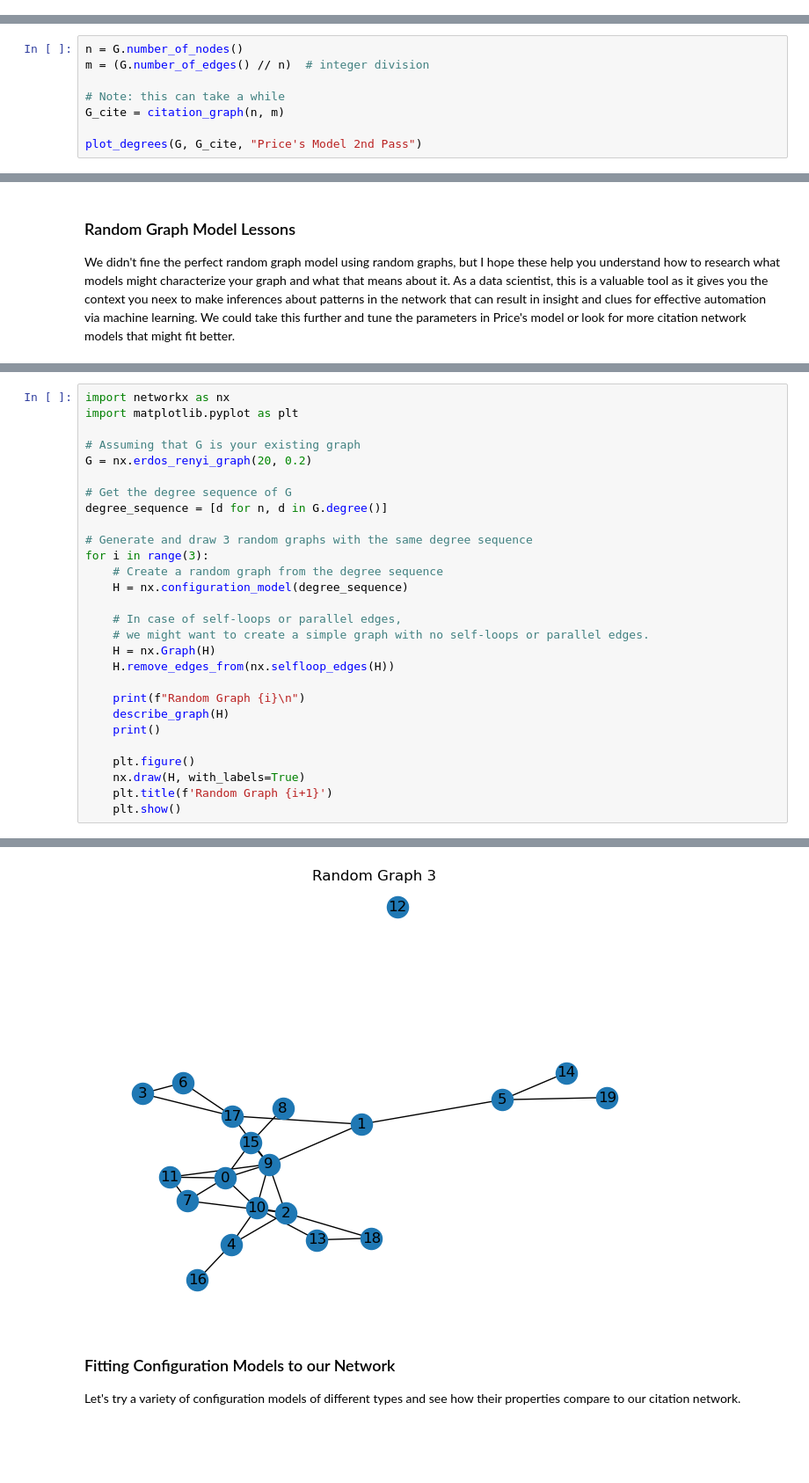
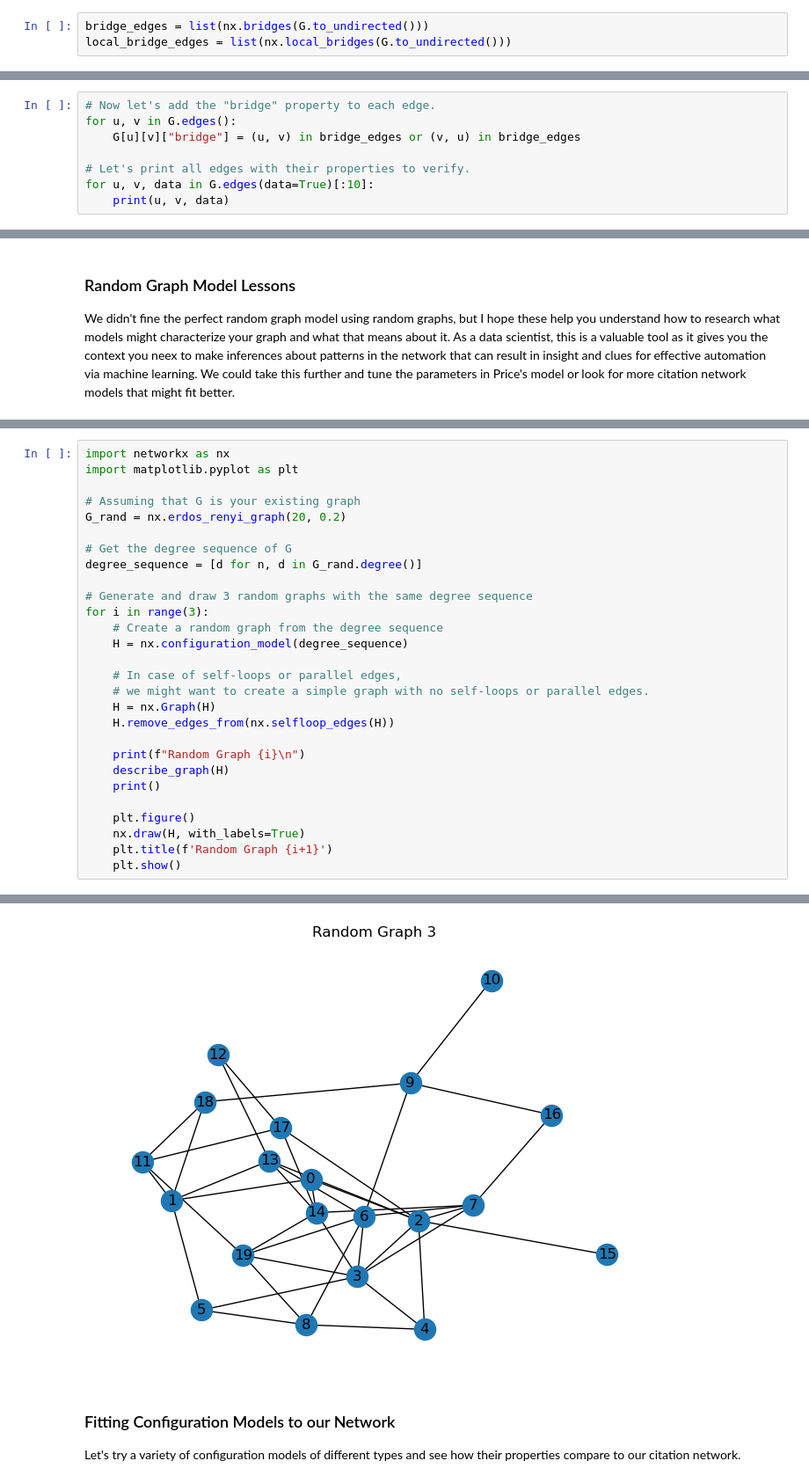
Before and after one commit to Graphlet-AI/graphml-class, a Jupyter notebook: Part 2 - Quantitative Networks - Social Network Analysis and Network Science.ipynb, the cells around one changed output, grey strips where cells are left out. Shown at 88% size. Drawn from its saved outputs; the diff is of its cells as text; blank space fills up the shorter version.

```diff
--- a/Part 2 - Quantitative Networks - Social Network Analysis and Network Science.ipynb
+++ b/Part 2 - Quantitative Networks - Social Network Analysis and Network Science.ipynb
@@ -561,0 +573,3 @@ Nodes after removal: 27,770
+# %%
+bridge_edges = list(nx.bridges(G.to_undirected()))
+local_bridge_edges = list(nx.local_bridges(G.to_undirected()))
@@ -561,0 +589,8 @@ Nodes after removal: 27,770
+# %%
+# Now let's add the "bridge" property to each edge.
+for u, v in G.edges():
+    G[u][v]["bridge"] = (u, v) in bridge_edges or (v, u) in bridge_edges
+
+# Let's print all edges with their properties to verify.
+for u, v, data in G.edges(data=True)[:10]:
+    print(u, v, data)
@@ -692,8 +726,0 @@ Let's try reparametizing Price's model to fit our network. The number of nodes i
-# %%
-n = G.number_of_nodes()
-m = (G.number_of_edges() // n)  # integer division
-
-# Note: this can take a while
-G_cite = citation_graph(n, m)
-
-plot_degrees(G, G_cite, "Price's Model 2nd Pass")
@@ -717,10 +742,10 @@ import networkx as nx
 import matplotlib.pyplot as plt
 
 # Assuming that G is your existing graph
-G = nx.erdos_renyi_graph(20, 0.2)
+G_rand = nx.erdos_renyi_graph(20, 0.2)
 
 # Get the degree sequence of G
-degree_sequence = [d for n, d in G.degree()]
+degree_sequence = [d for n, d in G_rand.degree()]
 
 # Generate and draw 3 random graphs with the same degree sequence
 for i in range(3):
@@ -773,4 +798,4 @@ Graph is not connected, average shortest path length is not defined.
-[figure, old version]
+[figure, new version]
 # %% [markdown]
 ### Fitting Configuration Models to our Network
 
```
Also changed, not shown: parts of 23 cells of this notebook, 1 other file.
